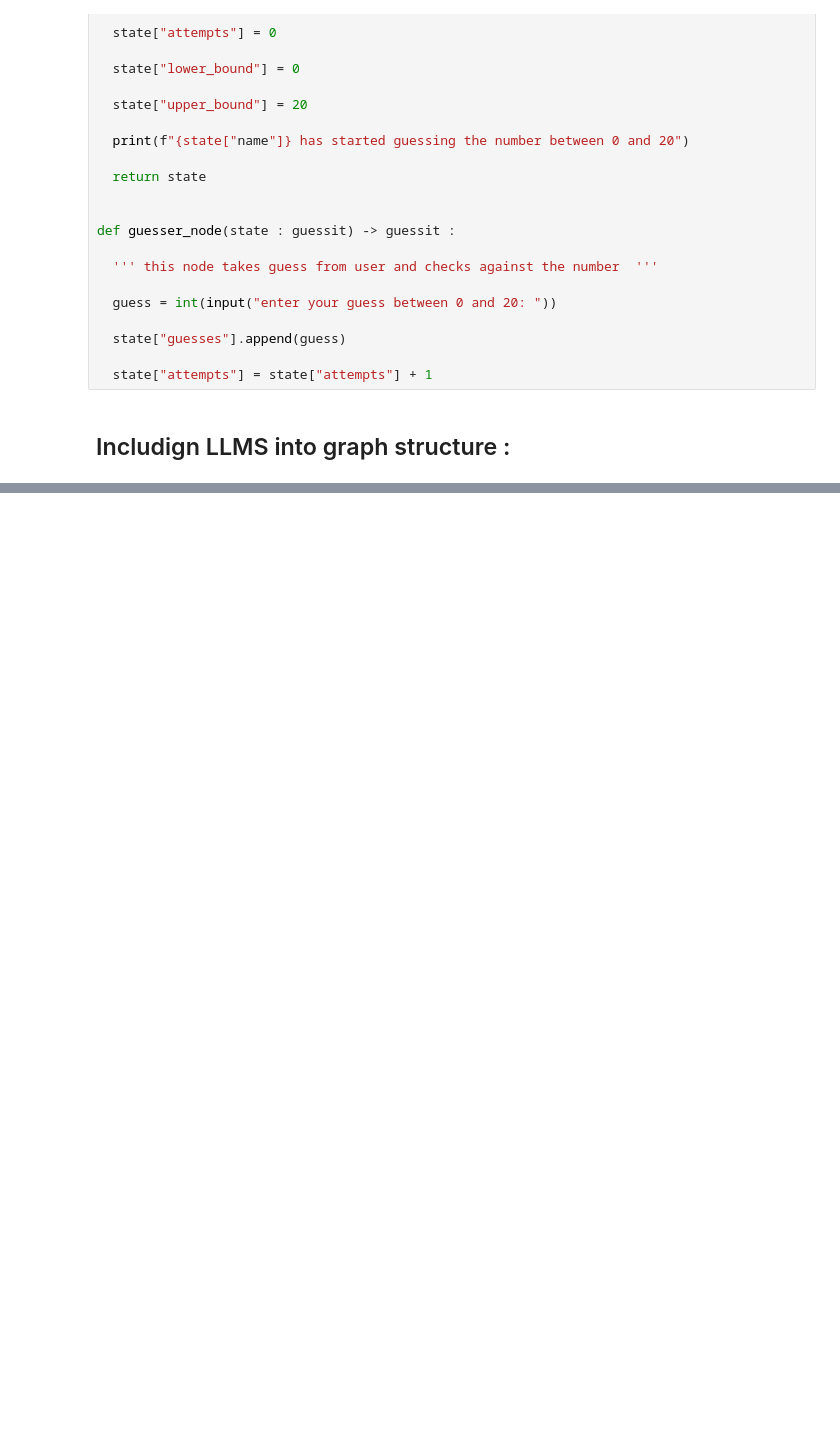
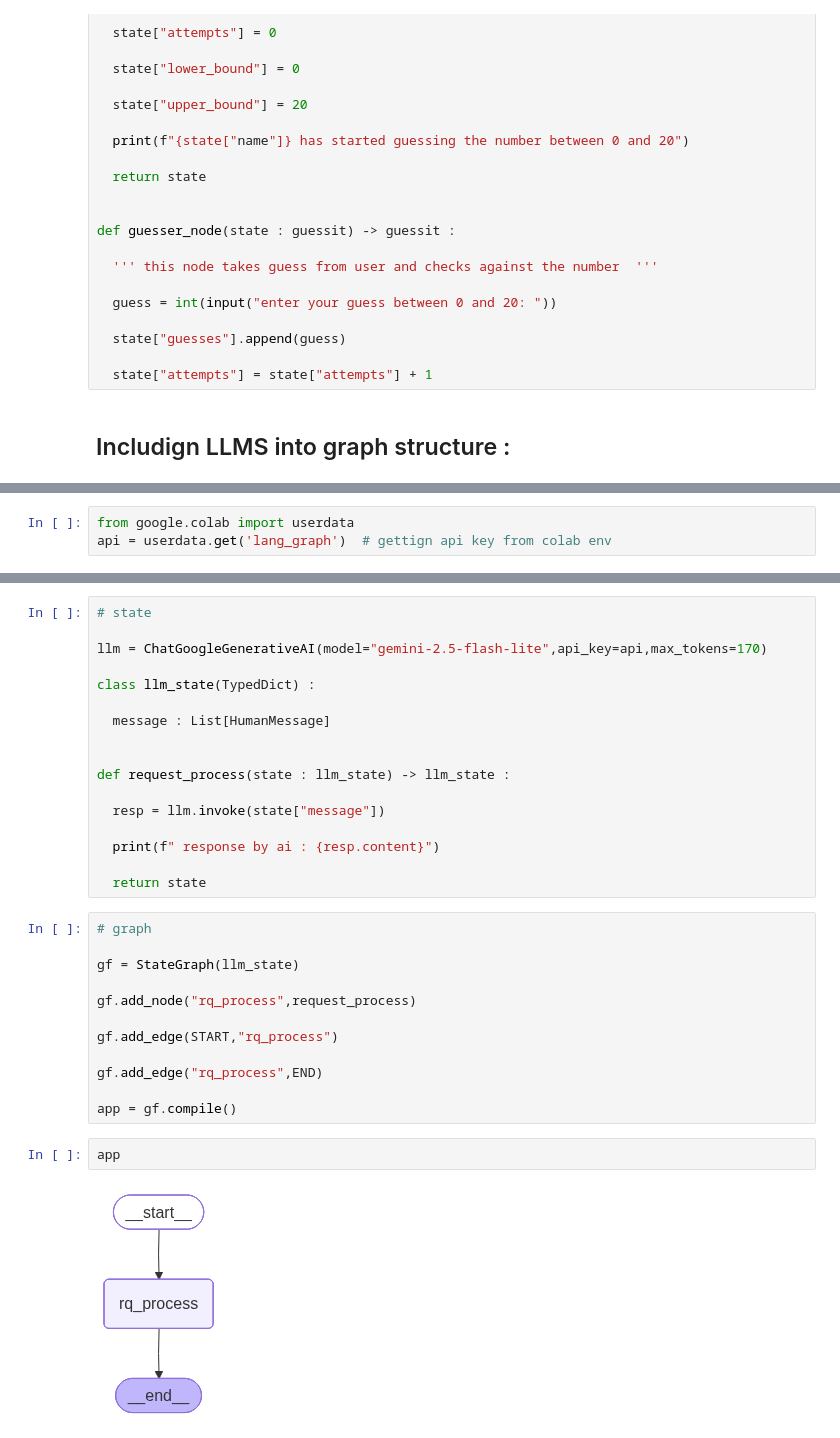
Before and after one commit to mahikshith/Langgraph, a Jupyter notebook: Adding_nodes.ipynb, the cells around one changed output, grey strips where cells are left out. Cells and saved outputs as stored; diff of their text form; blank space fills up the shorter version.

Commit message:
added gemini to langgraph

```diff
--- a/Adding_nodes.ipynb
+++ b/Adding_nodes.ipynb
@@ -665,0 +686,3 @@ def guesser_node(state : guessit) -> guessit :
+# %%
+from google.colab import userdata
+api = userdata.get('lang_graph')  # gettign api key from colab env
@@ -665,0 +697,33 @@ def guesser_node(state : guessit) -> guessit :
+# %%
+# state
+
+llm = ChatGoogleGenerativeAI(model="gemini-2.5-flash-lite",api_key=api,max_tokens=170)
+
+class llm_state(TypedDict) :
+
+  message : List[HumanMessage]
+
+
+def request_process(state : llm_state) -> llm_state :
+
+  resp = llm.invoke(state["message"])
+
+  print(f" response by ai : {resp.content}")
+
+  return state
+# %%
+# graph
+
+gf = StateGraph(llm_state)
+
+gf.add_node("rq_process",request_process)
+
+gf.add_edge(START,"rq_process")
+
+gf.add_edge("rq_process",END)
+
+app = gf.compile()
+# %%
+app
+# %% [output]
+[figure, added]
```
Also changed, not shown: parts of 3 cells of this notebook.
